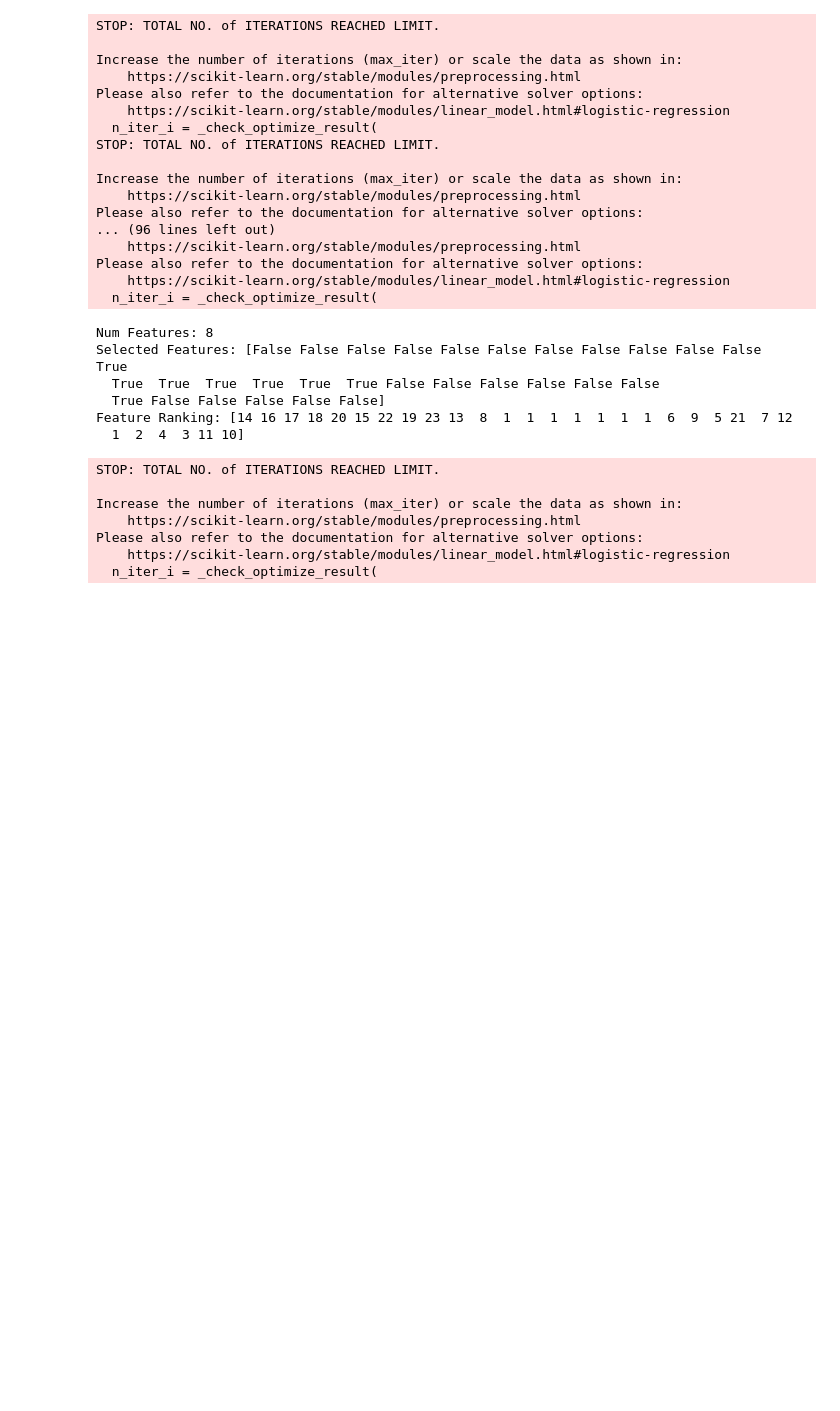
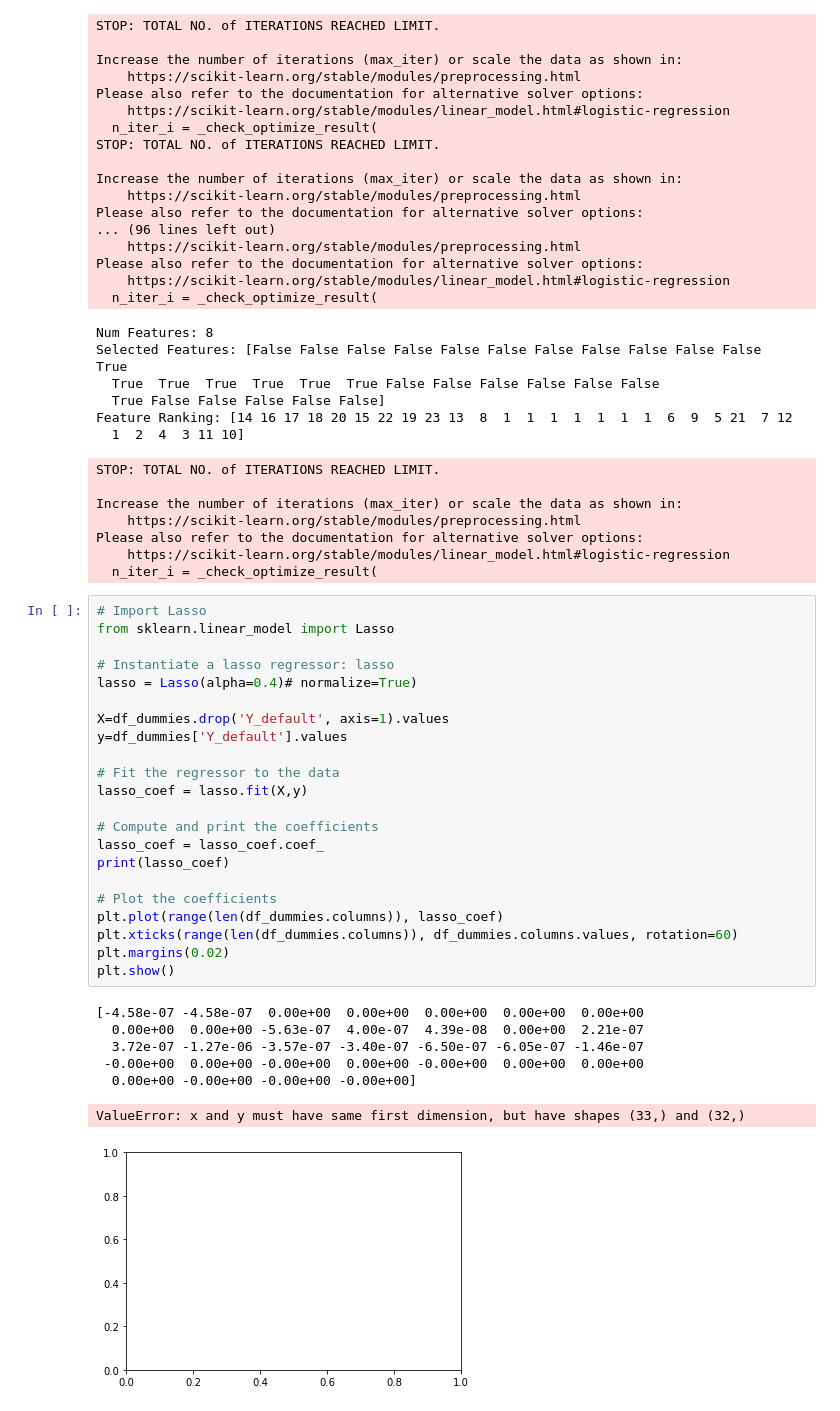
Before and after one commit to alefbenages/CrediOne, a Jupyter notebook: M2T1.1.ipynb, the cells around one changed output. Saved outputs shown, nothing was run; the diff lists cells and outputs as text; blank space fills up the shorter version.

```diff
--- a/M2T1.1.ipynb
+++ b/M2T1.1.ipynb
@@ -787,3 +791,33 @@ Increase the number of iterations (max_iter) or scale the data as shown in:
 Please also refer to the documentation for alternative solver options:
     https://scikit-learn.org/stable/modules/linear_model.html#logistic-regression
   n_iter_i = _check_optimize_result(
+# %%
+# Import Lasso
+from sklearn.linear_model import Lasso
+
+# Instantiate a lasso regressor: lasso
+lasso = Lasso(alpha=0.4)# normalize=True)
+
+X=df_dummies.drop('Y_default', axis=1).values
+y=df_dummies['Y_default'].values
+
+# Fit the regressor to the data
+lasso_coef = lasso.fit(X,y)
+
+# Compute and print the coefficients
+lasso_coef = lasso_coef.coef_
+print(lasso_coef)
+
+# Plot the coefficients
+plt.plot(range(len(df_dummies.columns)), lasso_coef)
+plt.xticks(range(len(df_dummies.columns)), df_dummies.columns.values, rotation=60)
+plt.margins(0.02)
+plt.show()
+# %% [output]
+[-4.58e-07 -4.58e-07  0.00e+00  0.00e+00  0.00e+00  0.00e+00  0.00e+00
+  0.00e+00  0.00e+00 -5.63e-07  4.00e-07  4.39e-08  0.00e+00  2.21e-07
+  3.72e-07 -1.27e-06 -3.57e-07 -3.40e-07 -6.50e-07 -6.05e-07 -1.46e-07
+ -0.00e+00  0.00e+00 -0.00e+00  0.00e+00 -0.00e+00  0.00e+00  0.00e+00
+  0.00e+00 -0.00e+00 -0.00e+00 -0.00e+00]
+ValueError: x and y must have same first dimension, but have shapes (33,) and (32,)
+[figure, added]
```
Also changed, not shown: parts of 7 cells of this notebook, 17 other files.
